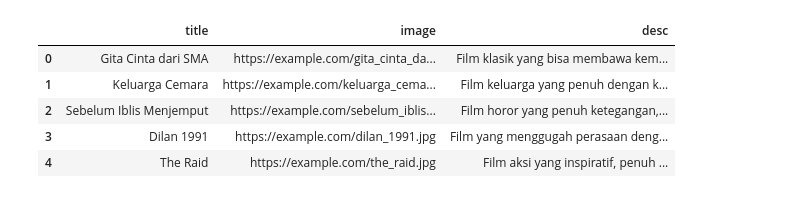
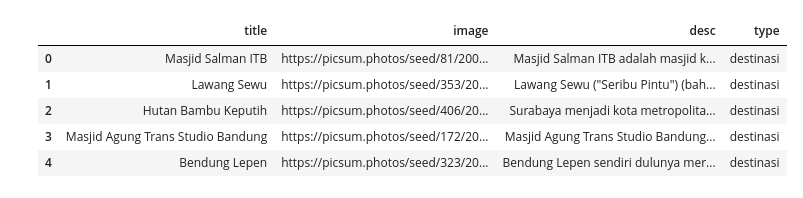
Before and after one commit to rabbitdev1/SoulBabble, a Jupyter notebook: Phase 2/Machine Learning/models/NCF/train_data.ipynb, the cells around one changed output. Cells and saved outputs as stored; diff of their text form; code cells hidden in the pictures.

```diff
--- a/Phase 2/Machine Learning/models/NCF/train_data.ipynb
+++ b/Phase 2/Machine Learning/models/NCF/train_data.ipynb
@@ -13,7 +12,6 @@ import matplotlib.pyplot as plt
 with open("./dataset.JSON", 'r', encoding='utf-8') as file:
     data = json.load(file)
 # %%
-# Preprocessing the Data
 user_ids = []
 item_titles = []
 ratings = []
@@ -25,7 +23,7 @@ item_encoder = LabelEncoder()
 # Prepare the data
 for entry in data:
     user_id = entry["userID"]
-    for recommendation in entry["reccomendation"]:
+    for recommendation in entry["recommendation"]:
         item_title = recommendation["title"]
         user_ids.append(user_id)
         item_titles.append(item_title)
@@ -55,5 +50,4 @@ Jumlah data pengujian: 6 data
 # %%
-# Define Model for Neural Collaborative Filtering (NCF)
 embedding_size = 50
 
 # Define the model with regularization, batch normalization, and dropout
@@ -74,12 +68,11 @@ concat = layers.concatenate([user_vec, item_vec])
 # Add dense layers with L2 regularization, batch normalization, and increased dropout rate
 x = layers.Dense(128, activation='relu', kernel_regularizer=tf.keras.regularizers.l2(0.01))(concat)
 x = layers.BatchNormalization()(x)
-x = layers.Dropout(0.6)(x)  # Increased dropout to 60%
+x = layers.Dropout(0.7)(x)  # Increasing dropout to avoid overfitting
 
 x = layers.Dense(64, activation='relu', kernel_regularizer=tf.keras.regularizers.l2(0.01))(x)
 x = layers.BatchNormalization()(x)
-x = layers.Dropout(0.6)(x)  # Increased dropout to 60%
-
+x = layers.Dropout(0.7)(x)  # Increasing dropout to avoid overfitting
 
 output = layers.Dense(1)(x)
 
@@ -105,10 +95,10 @@ def scheduler(epoch, lr):
 
 lr_scheduler = tf.keras.callbacks.LearningRateScheduler(scheduler)
 # %%
-# Train the model
 history = model.fit(
     [X_train['userID'], X_train['itemID']], y_train,
-    epochs=20, batch_size=32,
+    epochs=50,  # Increased number of epochs
+    batch_size=32,
     validation_data=([X_test['userID'], X_test['itemID']], y_test),
     callbacks=[early_stopping, lr_scheduler]
 )
@@ -251,10 +236,8 @@ def generate_recommendations(user_id, emotion_dominant):
 # %%
-# Contoh penggunaan:
-user_recommendations = generate_recommendations("1", ["aneh", "Kecewa"])
+user_recommendations = generate_recommendations("32", ["Cemas", "Kesal", "Terharu"])
 
-# Menampilkan hasil dalam format yang mudah dibaca
 print("Pesan Emosi:", user_recommendations["msgEmotion"])
 
-# Menampilkan tabel dengan IPython display
-display(pd.DataFrame(user_recommendations["reccomendation"])[['title', 'image', 'desc']])
+# Display the recommendations in a tabular format using IPython display
+display(pd.DataFrame(user_recommendations["recommendation"])[['title', 'image', 'desc', 'type']])
 # %% [output]
@@ -263,6 +246,6 @@ Pesan Emosi: Kamu merasa ada sesuatu yang aneh atau tidak biasa.
-|  | title | image | desc |
-| 0 | Gita Cinta dari SMA | https://example.com/gita_cinta_da... | Film klasik yang bisa membawa kem... |
-| 1 | Keluarga Cemara | https://example.com/keluarga_cema... | Film keluarga yang penuh dengan k... |
-| 2 | Sebelum Iblis Menjemput | https://example.com/sebelum_iblis... | Film horor yang penuh ketegangan,... |
-| 3 | Dilan 1991 | https://example.com/dilan_1991.jpg | Film yang menggugah perasaan deng... |
-| 4 | The Raid | https://example.com/the_raid.jpg | Film aksi yang inspiratif, penuh ... |
+|  | title | image | desc | type |
+| 0 | Masjid Salman ITB | https://picsum.photos/seed/81/200... | Masjid Salman ITB adalah masjid k... | destinasi |
+| 1 | Lawang Sewu | https://picsum.photos/seed/353/20... | Lawang Sewu ("Seribu Pintu") (bah... | destinasi |
+| 2 | Hutan Bambu Keputih | https://picsum.photos/seed/406/20... | Surabaya menjadi kota metropolita... | destinasi |
+| 3 | Masjid Agung Trans Studio Bandung | https://picsum.photos/seed/172/20... | Masjid Agung Trans Studio Bandung... | destinasi |
+| 4 | Bendung Lepen | https://picsum.photos/seed/323/20... | Bendung Lepen sendiri dulunya mer... | destinasi |
```
Also changed, not shown: parts of 10 cells of this notebook, 7 other files.
